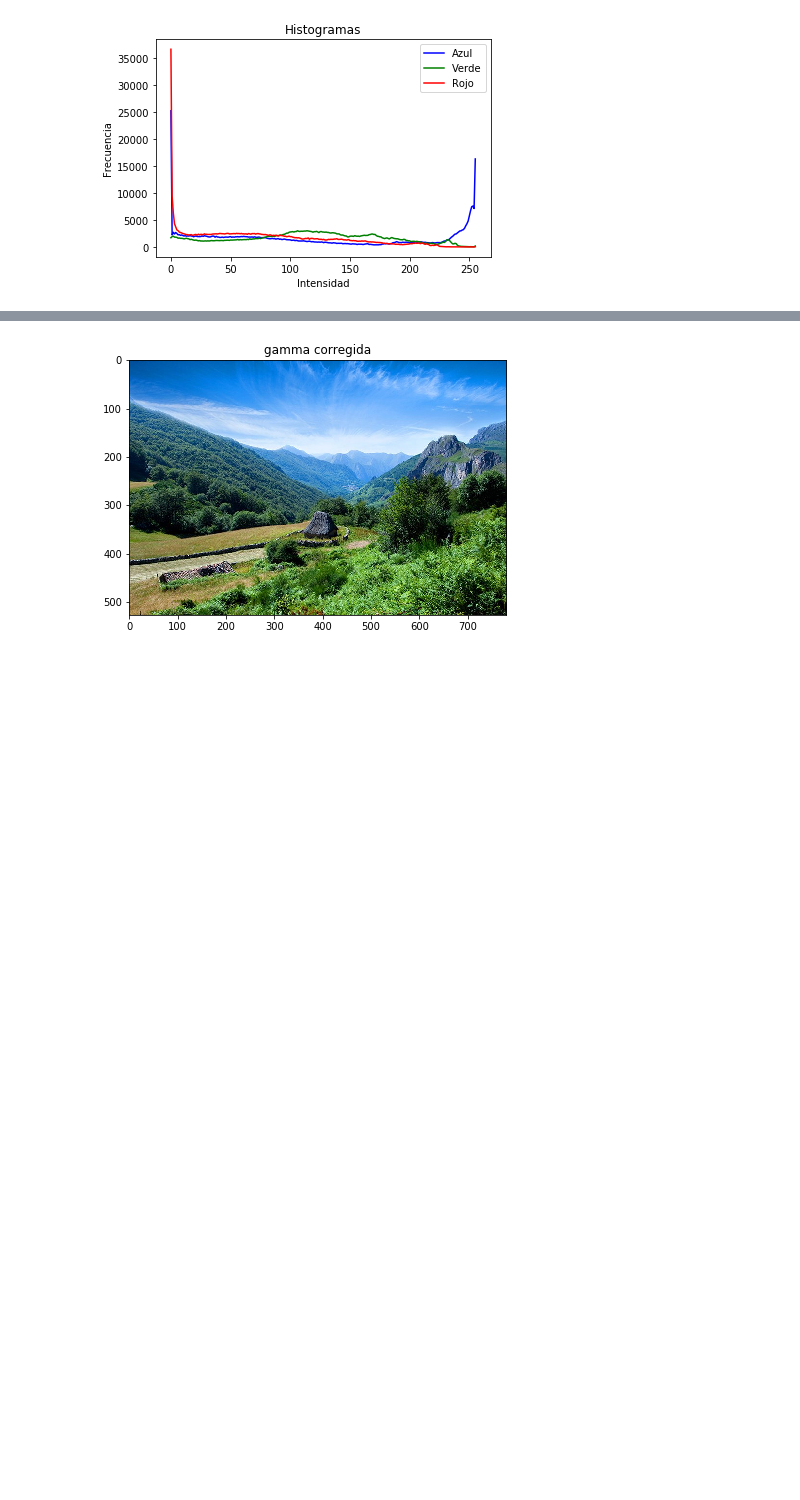
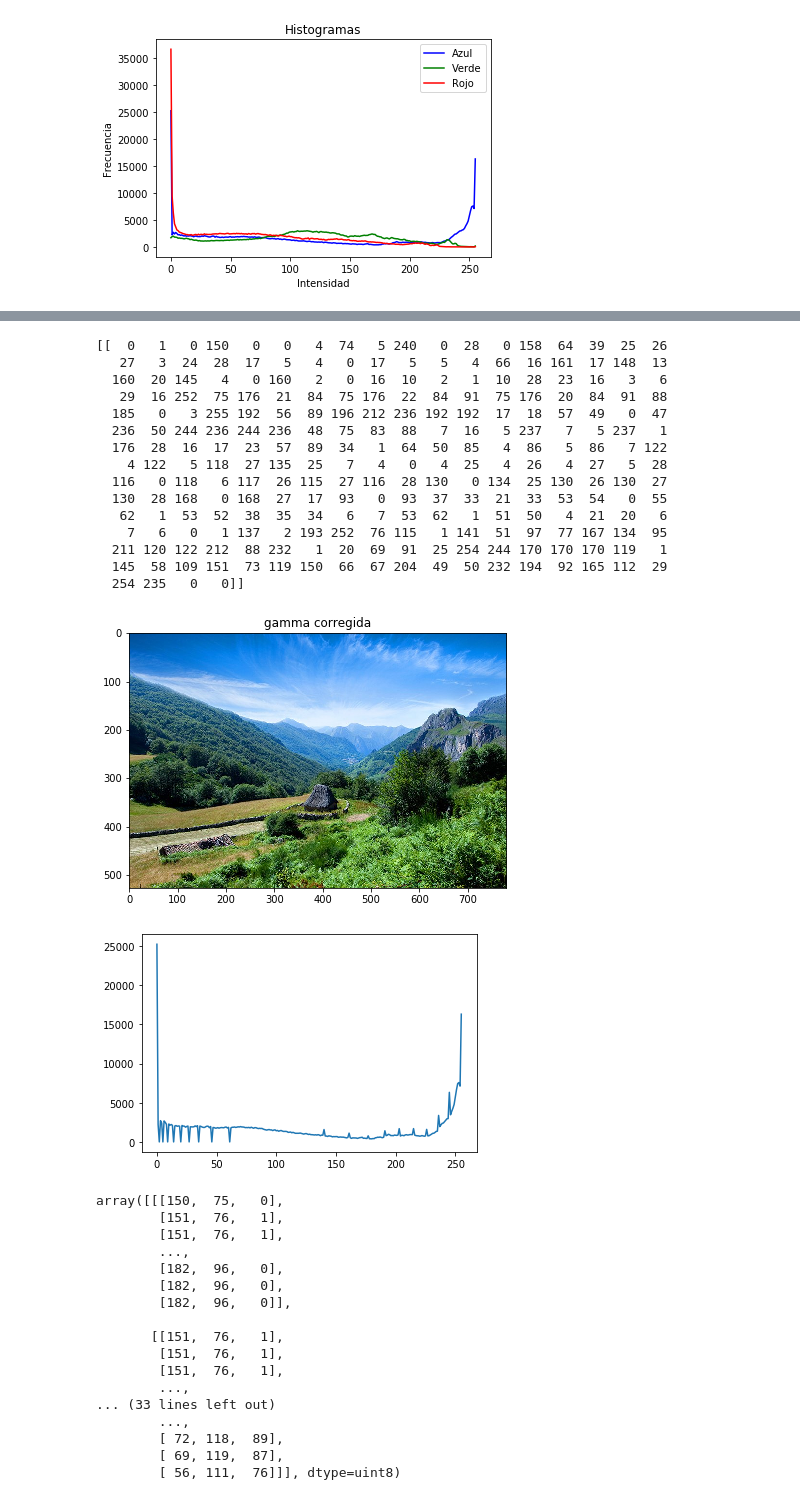
Before and after one commit to DenisFZelaya/Lab01-Computer-Vision, a Jupyter notebook: AjusteIntensidad.ipynb, the cells around one changed output, grey strips where cells are left out. Drawn from its saved outputs; the diff is of its cells as text; code cells hidden in the pictures; blank space fills up the shorter version.

```diff
--- a/AjusteIntensidad.ipynb
+++ b/AjusteIntensidad.ipynb
@@ -224,11 +249,50 @@ plt.show()
 # %%
 # Correccion Gama
-gamma = 0.9
-lookUpTable = np.empty((1, 256), np.uint8)
-for i in range(256):
-    lookUpTable[0,i] = np.clip(pow(i / 255.0, gamma) * 255.0, 0, 255)
+def correccion_gamma(gamma = 0.0):
+    nueva = np.empty((1, 256), np.uint8)
+    print(nueva)
 
-res = cv2.LUT(img02, lookUpTable)
-imshow("gamma corregida", res)
+    for i in range(256):
+        nueva[0,i] = np.clip(pow(i / 255.0, gamma) * 255.0, 0, 255)
+
+    res = cv2.LUT(img02, nueva)
+    imshow("gamma corregida", res)
+    generar_histograma(res)
+    return res
-# %% [output]
-[figure, removed]
+# %%
+correccion_gamma(0.9)
+# %% [output]
+[[  0   1   0 150   0   0   4  74   5 240   0  28   0 158  64  39  25  26
+   27   3  24  28  17   5   4   0  17   5   5   4  66  16 161  17 148  13
+  160  20 145   4   0 160   2   0  16  10   2   1  10  28  23  16   3   6
+   29  16 252  75 176  21  84  75 176  22  84  91  75 176  20  84  91  88
+  185   0   3 255 192  56  89 196 212 236 192 192  17  18  57  49   0  47
+  236  50 244 236 244 236  48  75  83  88   7  16   5 237   7   5 237   1
+  176  28  16  17  23  57  89  34   1  64  50  85   4  86   5  86   7 122
+    4 122   5 118  27 135  25   7   4   0   4  25   4  26   4  27   5  28
+  116   0 118   6 117  26 115  27 116  28 130   0 134  25 130  26 130  27
+  130  28 168   0 168  27  17  93   0  93  37  33  21  33  53  54   0  55
+   62   1  53  52  38  35  34   6   7  53  62   1  51  50   4  21  20   6
+    7   6   0   1 137   2 193 252  76 115   1 141  51  97  77 167 134  95
+  211 120 122 212  88 232   1  20  69  91  25 254 244 170 170 170 119   1
+  145  58 109 151  73 119 150  66  67 204  49  50 232 194  92 165 112  29
+  254 235   0   0]]
+[figure, added]
+[figure, added]
+array([[[150,  75,   0],
+        [151,  76,   1],
+        [151,  76,   1],
+        ...,
+        [182,  96,   0],
+        [182,  96,   0],
+        [182,  96,   0]],
+
+       [[151,  76,   1],
+        [151,  76,   1],
+        [151,  76,   1],
+        ...,
+... (33 lines left out)
+        ...,
+        [ 72, 118,  89],
+        [ 69, 119,  87],
+        [ 56, 111,  76]]], dtype=uint8)
```
Also changed, not shown: parts of 6 cells of this notebook.
